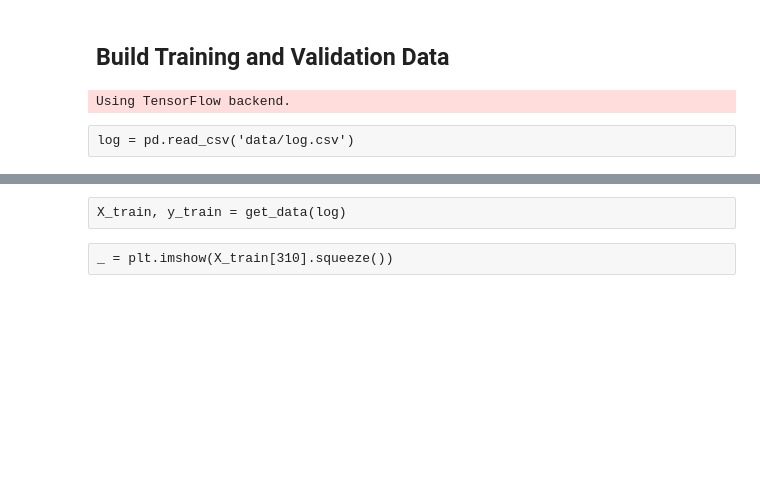
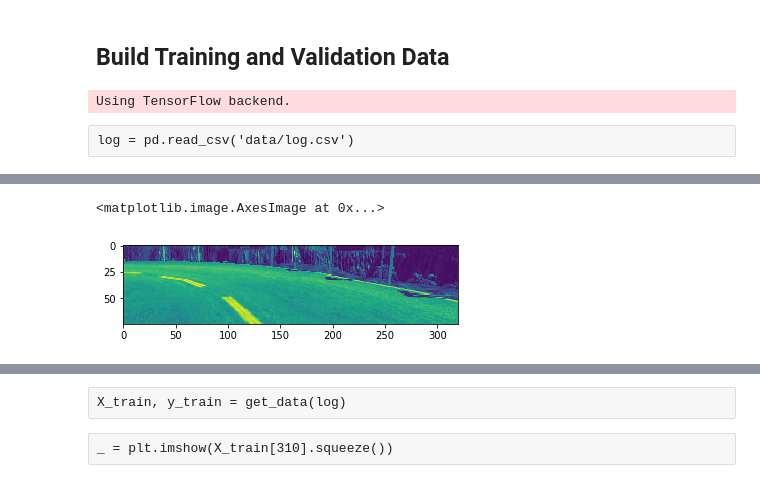
Before and after one commit to tmandzak/CarND-Behavioral-Cloning-P3, a Jupyter notebook: train2_BM.ipynb, the cells around one changed output, grey strips where cells are left out. Drawn from its saved outputs; the diff is of its cells as text; code cells hidden in the pictures; blank space fills up the shorter version.

```diff
--- a/train2_BM.ipynb
+++ b/train2_BM.ipynb
@@ -231,3 +143,17 @@ def get_data(log):
     X, y = sklearn.utils.shuffle(X, y)
 
     return X, y
+# %%
+filename = "C:\\Users\ETASMAK\Documents\CarND-Behavioral-Cloning-P3\data22\IMG\left_2017_03_18_12_41_42_030.jpg"
+#filename = "C:\\Users\ETASMAK\Documents\CarND-Behavioral-Cloning-P3\data22\IMG\center_2017_03_18_12_41_24_828.jpg"
+
+image = mpimg.imread(filename)
+#image = cv2.cvtColor(image, cv2.COLOR_RGB2HSV)[:,:,1]
+image = cv2.cvtColor(image, cv2.COLOR_RGB2YUV)[:,:,0]
+#image = image[:,:,2]
+
+image = image[top_crop:-bottom_crop,:]
+plt.imshow(image[:,:,None].squeeze())
+# %% [output]
+<matplotlib.image.AxesImage at 0x...>
+[figure, added]
```
Also changed, not shown: parts of 24 cells of this notebook, 6 other files.
